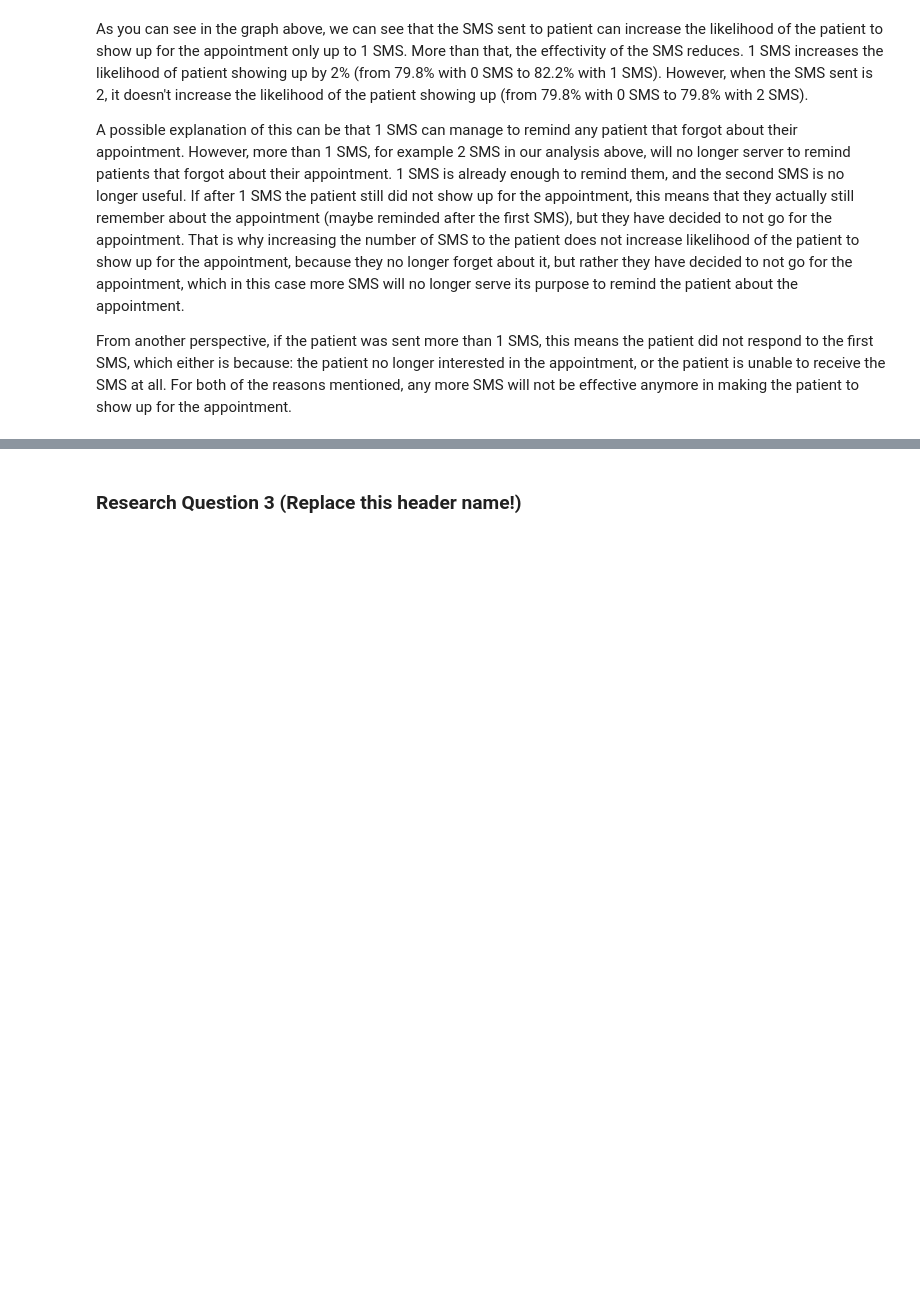
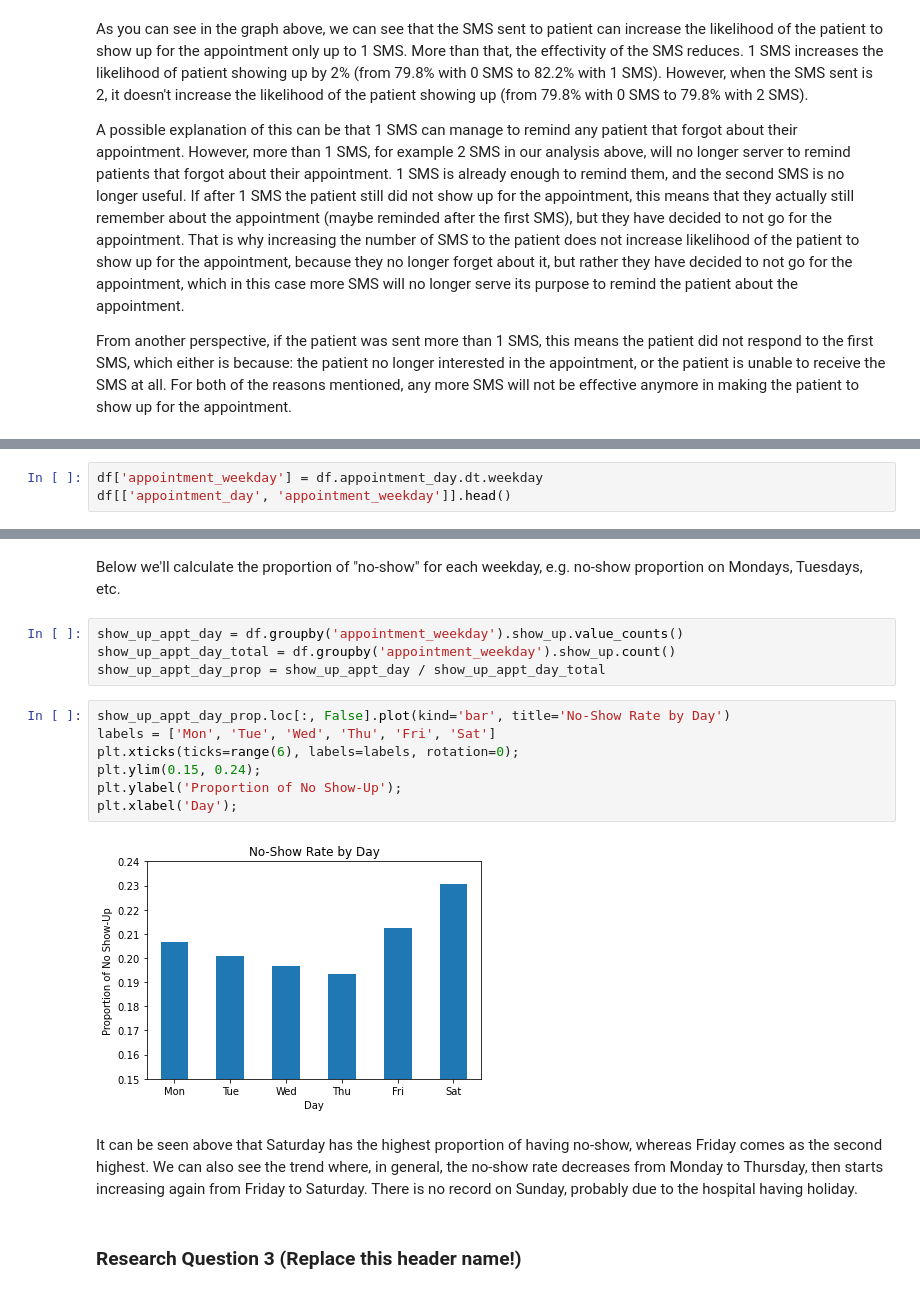
Before and after one commit to fletchersarip93/medical-appointment-no-show-data-analysis, a Jupyter notebook: Investigation_of_No_Show_Appointments_Data.ipynb, the cells around one changed output, grey strips where cells are left out. Drawn from its saved outputs; the diff is of its cells as text; blank space fills up the shorter version.

```diff
--- a/Investigation_of_No_Show_Appointments_Data.ipynb
+++ b/Investigation_of_No_Show_Appointments_Data.ipynb
@@ -698,0 +700,3 @@ From another perspective, if the patient was sent more than 1 SMS, this means th
+# %%
+df['appointment_weekday'] = df.appointment_day.dt.weekday
+df[['appointment_day', 'appointment_weekday']].head()
@@ -699,3 +710,20 @@ From another perspective, if the patient was sent more than 1 SMS, this means th
+# %% [markdown]
+Below we'll calculate the proportion of "no-show" for each weekday, e.g. no-show proportion on Mondays, Tuesdays, etc.
+# %%
+show_up_appt_day = df.groupby('appointment_weekday').show_up.value_counts()
+show_up_appt_day_total = df.groupby('appointment_weekday').show_up.count()
+show_up_appt_day_prop = show_up_appt_day / show_up_appt_day_total
+# %%
+show_up_appt_day_prop.loc[:, False].plot(kind='bar', title='No-Show Rate by Day')
+labels = ['Mon', 'Tue', 'Wed', 'Thu', 'Fri', 'Sat']
+plt.xticks(ticks=range(6), labels=labels, rotation=0);
+plt.ylim(0.15, 0.24);
+plt.ylabel('Proportion of No Show-Up');
+plt.xlabel('Day');
+# %% [output]
+[figure, added]
+# %% [markdown]
+It can be seen above that Saturday has the highest proportion of having no-show, whereas Friday comes as the second highest. We can also see the trend where, in general, the no-show rate decreases from Monday to Thursday, then starts increasing again from Friday to Saturday. There is no record on Sunday, probably due to the hospital having holiday.
 # %% [markdown]
 <a id='researchQuestion3'></a>
 ### Research Question 3  (Replace this header name!)
```
Also changed, not shown: parts of 7 cells of this notebook.
